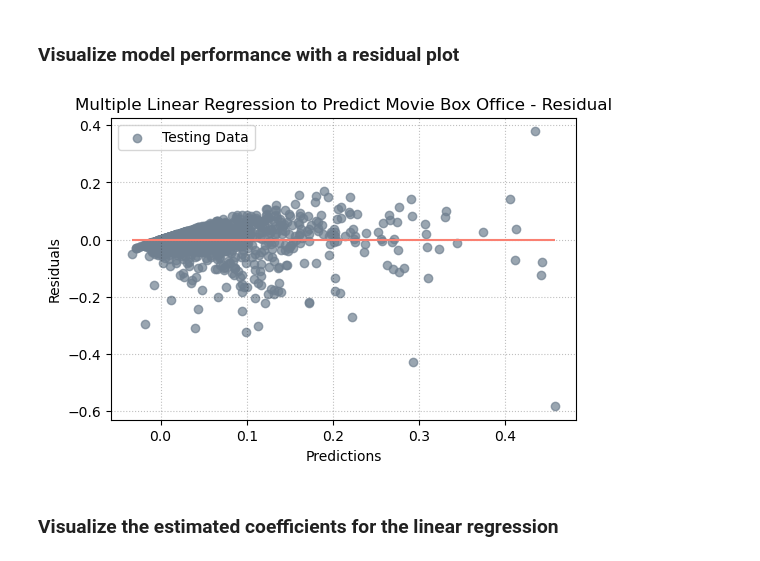
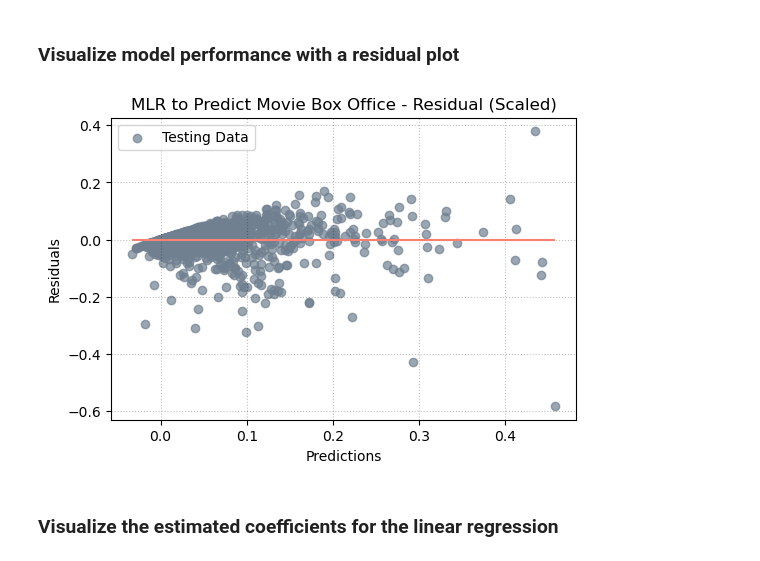
Before and after one commit to ztcnrh/NLP-Movie-Rating-Predictor, a Jupyter notebook: notebooks/boxoffice_linear_model/multiple_linear_regression_scaled.ipynb, the cells around one changed output. Cells and saved outputs as stored; diff of their text form; code cells hidden in the pictures.

```diff
--- a/notebooks/boxoffice_linear_model/multiple_linear_regression.ipynb
+++ b/notebooks/boxoffice_linear_model/multiple_linear_regression_scaled.ipynb
@@ -505,23 +505,23 @@ Testing Data Score: 0.5895
 # %%
 predictions = mlr_model.predict(X_test_scaled)
 
 plt.figure(dpi=100)
 
 plt.scatter(predictions, predictions - y_test_scaled, alpha=0.7,
             color='slategrey', label='Testing Data')
 
 plt.hlines(y=0, xmin=predictions.min(), xmax=predictions.max(), color='salmon')
 
 plt.grid(True, color='k', linestyle=':', alpha=0.25)
-plt.title("Multiple Linear Regression to Predict Movie Box Office - Residual")
+plt.title("MLR to Predict Movie Box Office - Residual (Scaled)")
 plt.xlabel("Predictions")
 plt.ylabel("Residuals")
 plt.legend()
 
-# plt.savefig('../../image_highlights/boxoffice_linear_regression/mlr_residual_plot.png')
+# plt.savefig('../../image_highlights/boxoffice_multiple_linear_regression/mlr_residual_plot_scaled.png')
 plt.show()
 # %% [output]
-[figure, old version]
+[figure, new version]
 # %% [markdown]
 ### Visualize the estimated coefficients for the linear regression
 # %%
```
Also changed, not shown: parts of 2 cells of this notebook, 3 other files.
